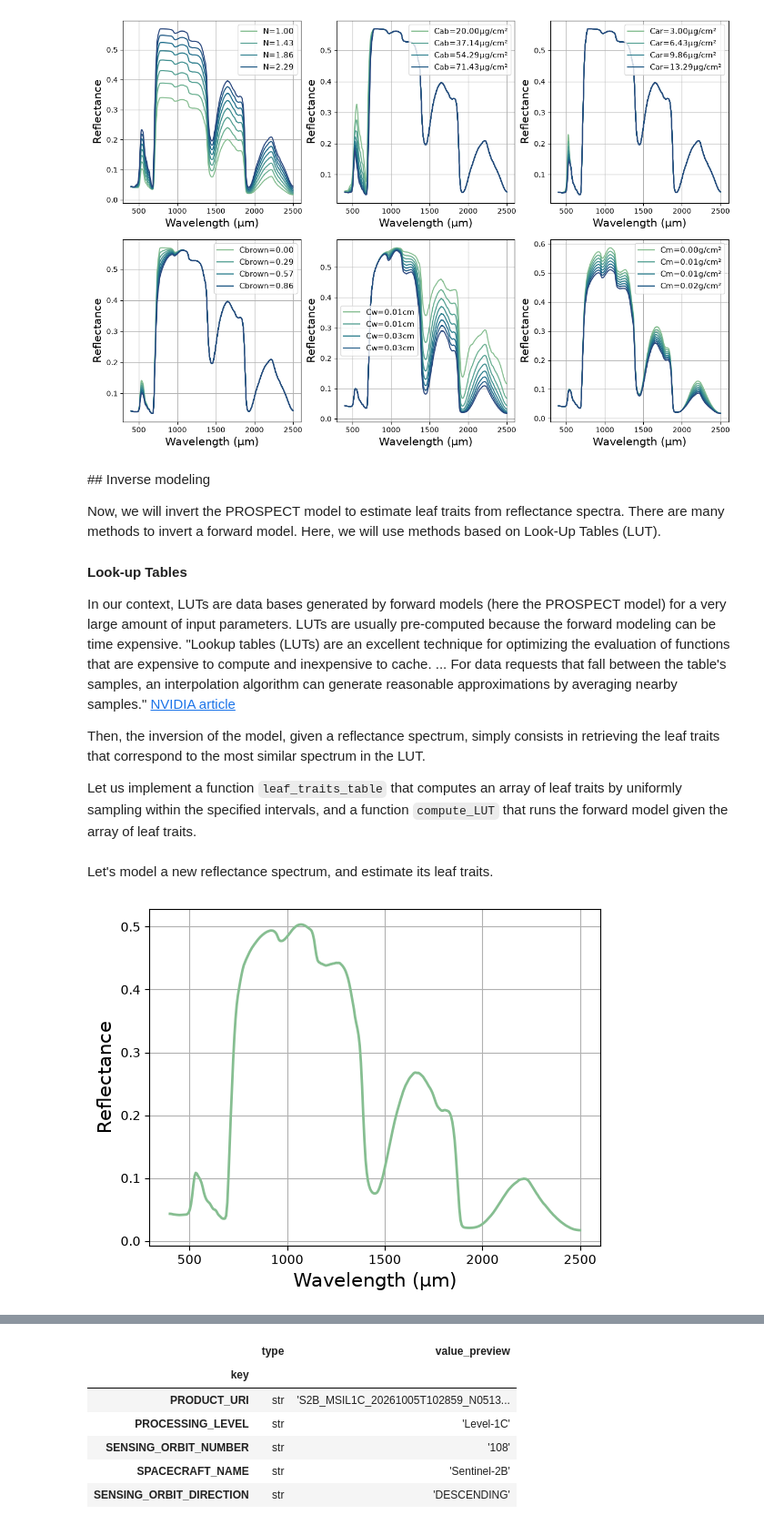
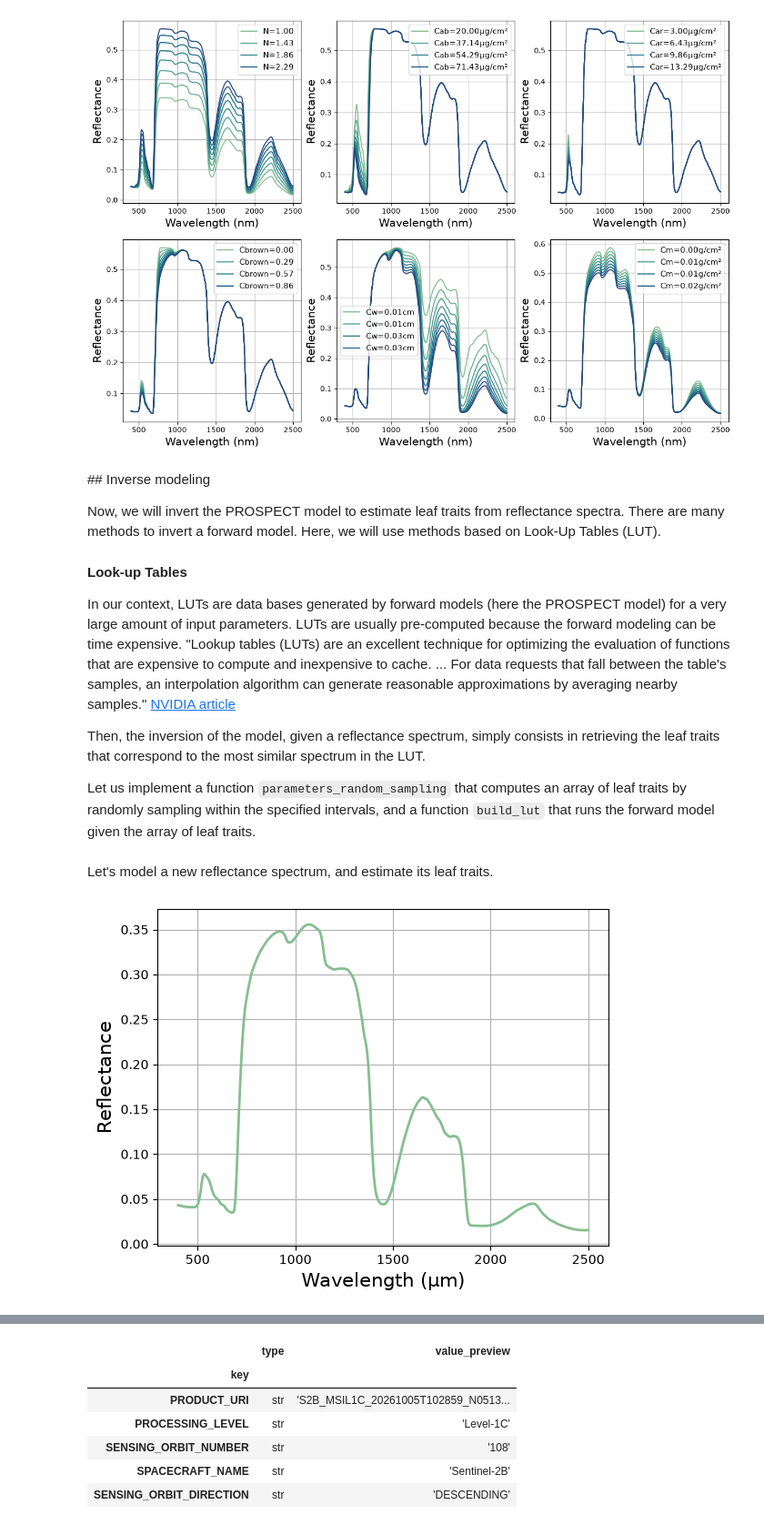
Before and after one commit to Romain3Ch216/RSFM, a Jupyter notebook: docs/tutorials/leaf_traits_inversion/leaf_traits_inversion.ipynb, the cells around one changed output, grey strips where cells are left out. Shown at 91% size. Cells and saved outputs as stored; diff of their text form; code cells hidden in the pictures.

```diff
--- a/docs/tutorials/leaf_traits_inversion/leaf_traits_inversion.ipynb
+++ b/docs/tutorials/leaf_traits_inversion/leaf_traits_inversion.ipynb
@@ -77,21 +111,20 @@ colors = sns.color_palette("crest", n_values)
 traits = dict((k, v['default']) for k, v in LEAF_TRAITS.items())
 
 fig, axs = plt.subplots(2, 3, figsize=(15, 10))
-# <CORRECTION>
 for trait, ax in zip(LEAF_TRAITS, axs.flat):
-    range_trait = LEAF_TRAITS[trait]['range']
-    trait_values = np.linspace(range_trait[0], range_trait[1], n_values)
+    #  TODO
     for i, trait_value in enumerate(trait_values):
         traits[trait] = trait_value
-        lam, rho, tau = prosail.run_prospect(traits['N'], traits['Cab'], traits['Car'], traits['Cbrown'], traits['Cw'], traits['Cm'])
+        lam, rho = call_prospect(**traits)
         unit = LEAF_TRAITS[trait]['unit'] if LEAF_TRAITS[trait]['unit'] is not None else ''
         label = f'{trait}={trait_value:.2f}{unit}' if i % 2 == 0 else None
         ax.plot(lam, rho, color=colors[i], label=label)
-    ax.set_xlabel(f'Wavelength (µm)', fontsize=fontsize)
+
+    ax.set_xlabel(f'Wavelength (nm)', fontsize=fontsize)
     ax.set_ylabel('Reflectance', fontsize=fontsize)
     ax.legend(fontsize=int(0.75*fontsize))
     ax.grid()
-# </CORRECTION>
+
 plt.show()
 # %% [output]
 [figure]
@@ -108,5 +141,5 @@ In our context, LUTs are data bases generated by forward models (here the PROSPE
 
 Then, the inversion of the model, given a reflectance spectrum, simply consists in retrieving the leaf traits that correspond to the most similar spectrum in the LUT.
 
-Let us implement a function `leaf_traits_table` that computes an array of leaf traits by uniformly sampling within the specified intervals, and a function `compute_LUT` that runs the forward model given the array of leaf traits.
+Let us implement a function `parameters_random_sampling` that computes an array of leaf traits by randomly sampling within the specified intervals, and a function `build_lut` that runs the forward model given the array of leaf traits.
 # %%
@@ -179,25 +192,14 @@ Let's model a new reflectance spectrum, and estimate its leaf traits.
 import random
 
 new_traits = dict((k, random.uniform(v['range'][0], v['range'][1])) for (k, v) in LEAF_TRAITS.items())
-new_traits = [
-    new_traits['N'],
-    new_traits['Cab'],
-    new_traits['Car'],
-    new_traits['Cbrown'],
-    new_traits['Cw'],
-    new_traits['Cm']
-]
-
-lam, rho, _ = prosail.run_prospect(*new_traits)
-
-lam, rho = lam[::6], rho[::6]
+lam, test_reflectance = call_prospect(**new_traits)
 # %%
 fig, ax = plt.subplots()
-ax.plot(lam, rho, color=colors[0], label=label, lw=2)
+ax.plot(lam, test_reflectance, color=colors[0], label=label, lw=2)
 ax.set_xlabel(f'Wavelength (µm)', fontsize=fontsize)
 ax.set_ylabel('Reflectance', fontsize=fontsize)
 ax.grid()
 plt.show()
 # %% [output]
-[figure, old version]
+[figure, new version]
 # %%
```
Also changed, not shown: parts of 41 cells of this notebook, 9 other files.
